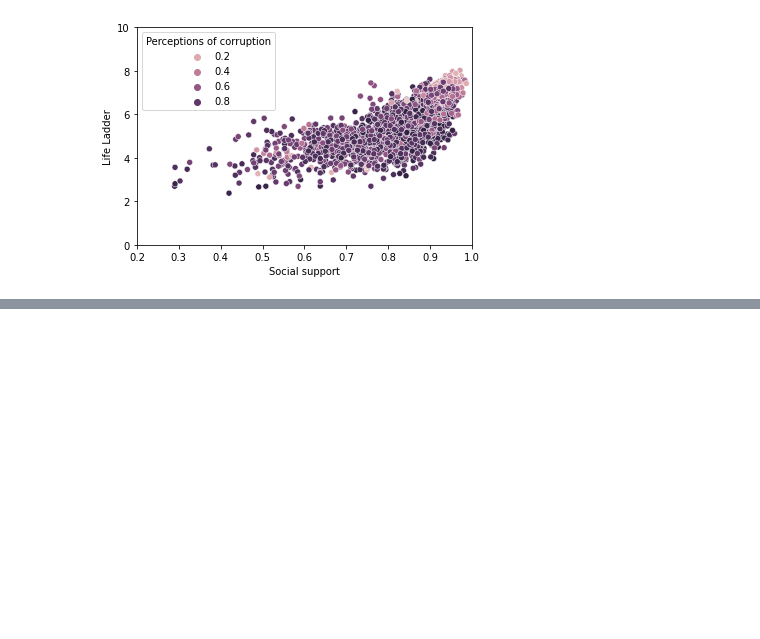
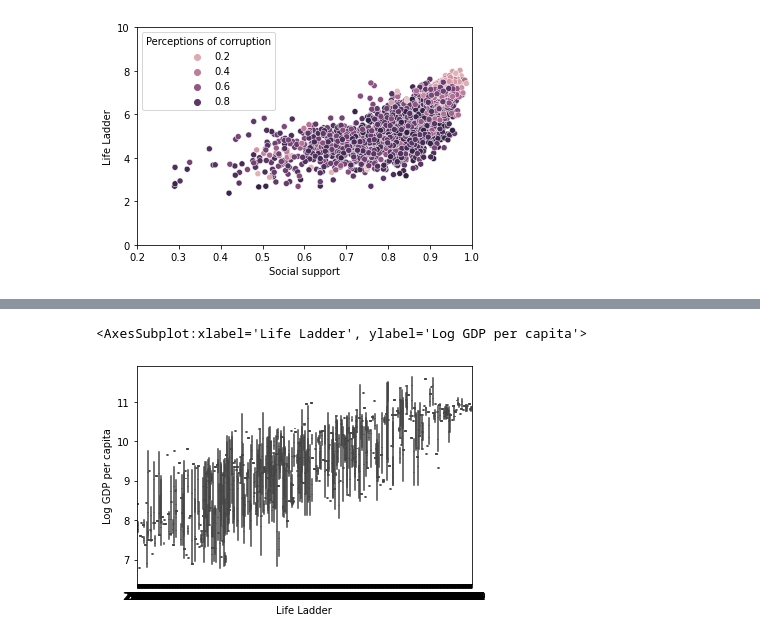
Before and after one commit to Jacksonwolf15/World-Happiness-DS, a Jupyter notebook: WHiX.ipynb, the cells around one changed output, grey strips where cells are left out. Saved outputs shown, nothing was run; the diff lists cells and outputs as text; code cells hidden in the pictures; blank space fills up the shorter version.

```diff
--- a/WHiX.ipynb
+++ b/WHiX.ipynb
@@ -251,0 +243,5 @@ plt.show()
+# %%
+sns.boxplot('Life Ladder', 'Log GDP per capita', data=wh)
+# %% [output]
+<AxesSubplot:xlabel='Life Ladder', ylabel='Log GDP per capita'>
+[figure, added]
```
Also changed, not shown: parts of 12 cells of this notebook.
